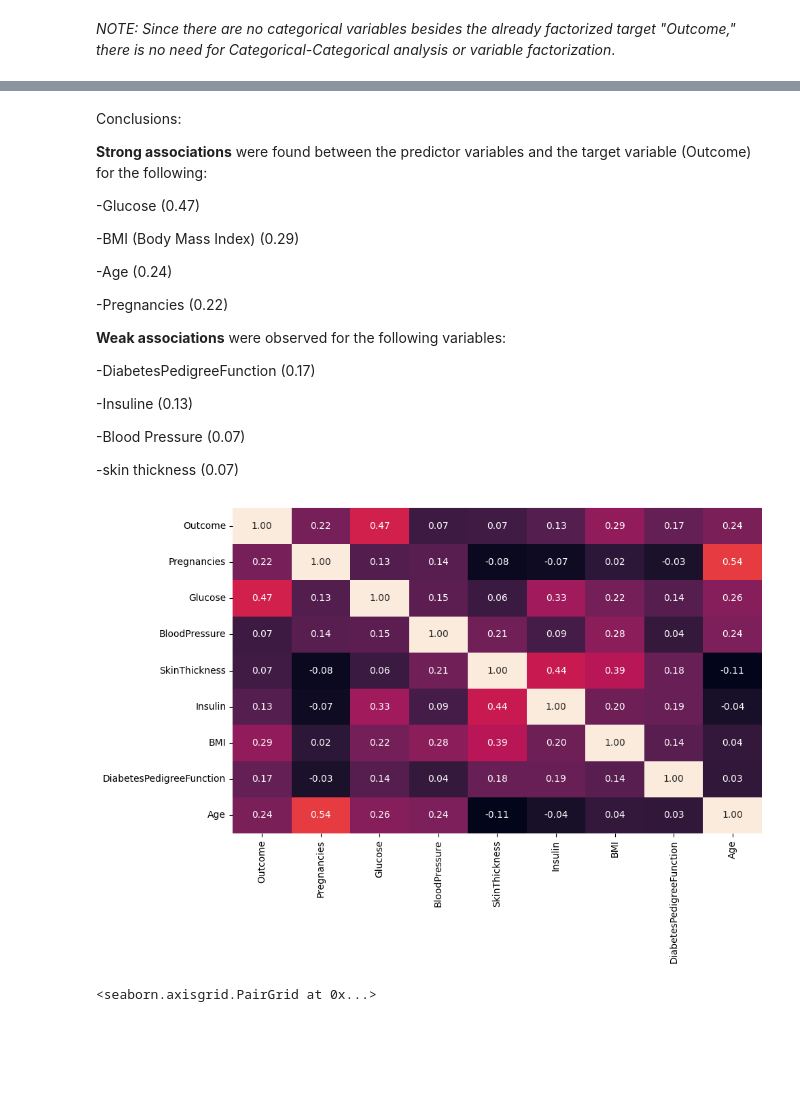
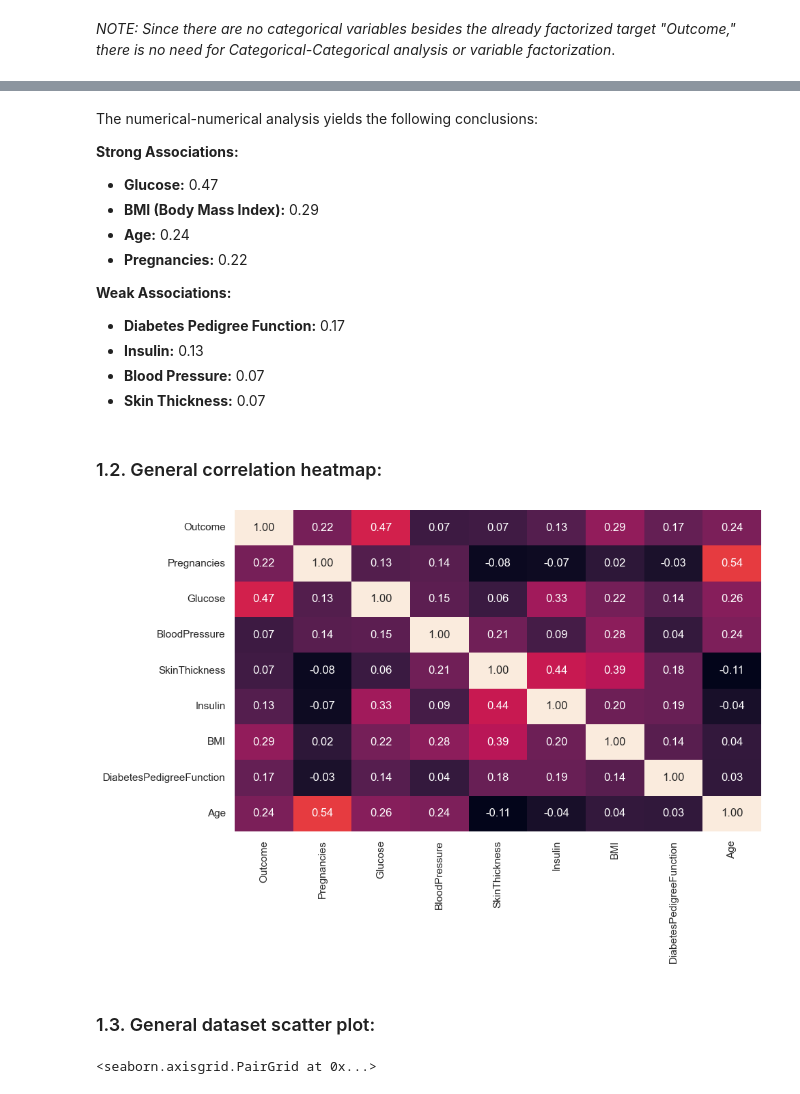
Before and after one commit to FEFO2/decision-tree-project-tutorial, a Jupyter notebook: src/03_exploratory_data_analysis.ipynb, the cells around one changed output, grey strips where cells are left out. Cells and saved outputs as stored; diff of their text form; code cells hidden in the pictures; blank space fills up the shorter version.

```diff
--- a/src/03_exploratory_data_analysis.ipynb
+++ b/src/03_exploratory_data_analysis.ipynb
@@ -23,29 +27,25 @@ ut.plot_scatter_heatmaps(total_data,'Outcome')
 # %% [markdown]
-Conclusions:
+The numerical-numerical analysis yields the following conclusions:
 
-**Strong associations** were found between the predictor variables and the target variable (Outcome) for the following:
+**Strong Associations:**
+- **Glucose:** 0.47
+- **BMI (Body Mass Index):** 0.29
+- **Age:** 0.24
+- **Pregnancies:** 0.22
 
--Glucose (0.47)
-
--BMI (Body Mass Index) (0.29)
-
--Age (0.24)
-
--Pregnancies (0.22)
-
-**Weak associations** were observed for the following variables:
-
--DiabetesPedigreeFunction (0.17)
-
--Insuline (0.13)
-
--Blood Pressure (0.07)
-
--skin thickness (0.07)
+**Weak Associations:**
+- **Diabetes Pedigree Function:** 0.17
+- **Insulin:** 0.13
+- **Blood Pressure:** 0.07
+- **Skin Thickness:** 0.07
+# %% [markdown]
+### 1.2. General correlation heatmap:
 # %%
-ut.general_heatmap(total_data,'Outcome')
+eda.general_heatmap(total_data,'Outcome')
 # %% [output]
-[figure, old version]
+[figure, new version]
+# %% [markdown]
+### 1.3. General dataset scatter plot:
 # %%
 # General pairplot
 sns.pairplot(data = total_data)
```
Also changed, not shown: parts of 33 cells of this notebook, 6 other files.
